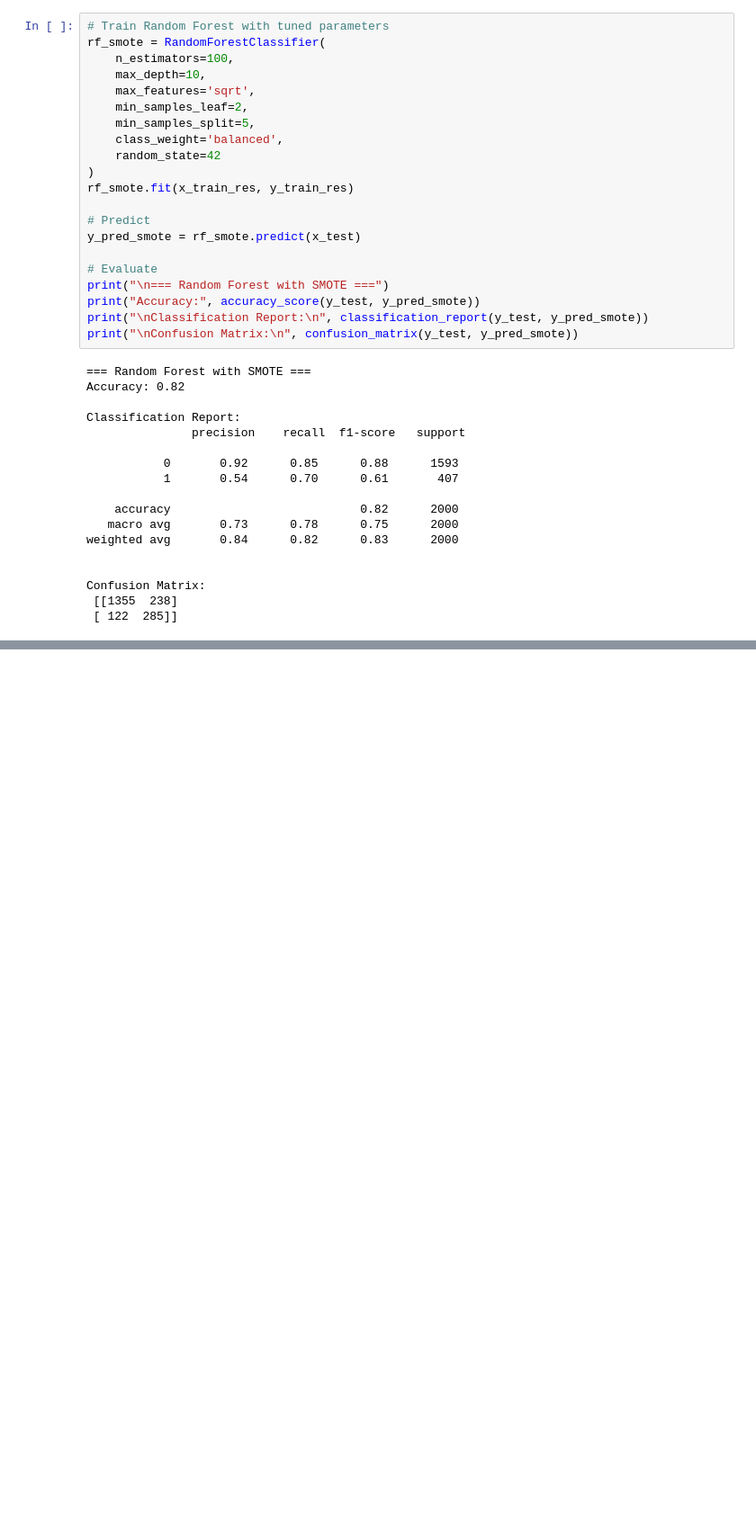
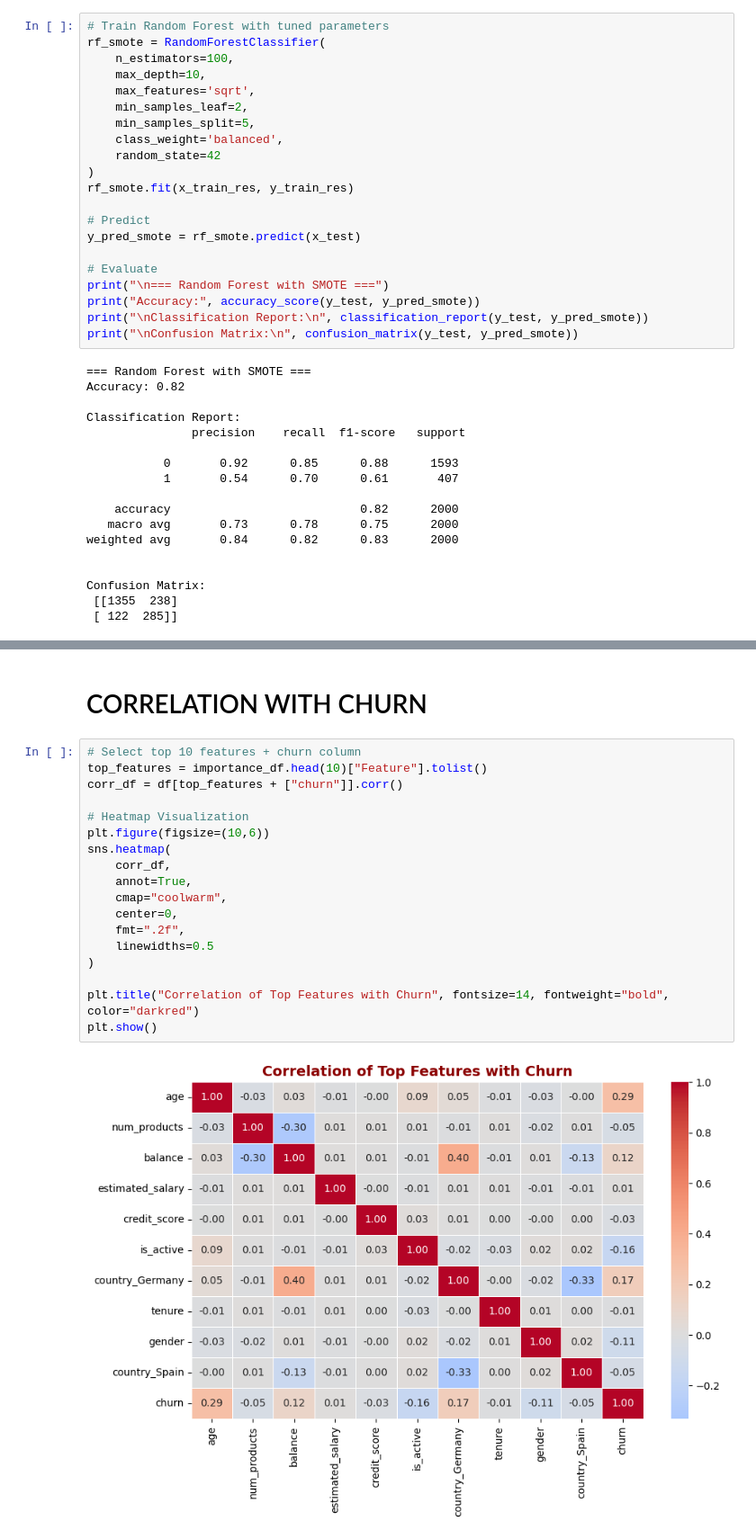
Before and after one commit to Levi-Mulama/Bank-Customer-Churn, a Jupyter notebook: Churn_Project.ipynb, the cells around one changed output, grey strips where cells are left out. Shown at 90% size. Cells and saved outputs as stored; diff of their text form; blank space fills up the shorter version.

Commit message:
Added Correlation Insights markdown + updated notebooks

```diff
--- a/Churn_Project.ipynb
+++ b/Churn_Project.ipynb
@@ -538,0 +732,22 @@ Confusion Matrix:
+# %% [markdown]
+# CORRELATION WITH CHURN
+# %%
+# Select top 10 features + churn column
+top_features = importance_df.head(10)["Feature"].tolist()
+corr_df = df[top_features + ["churn"]].corr()
+
+# Heatmap Visualization
+plt.figure(figsize=(10,6))
+sns.heatmap(
+    corr_df,
+    annot=True,
+    cmap="coolwarm",
+    center=0,
+    fmt=".2f",
+    linewidths=0.5
+)
+
+plt.title("Correlation of Top Features with Churn", fontsize=14, fontweight="bold", color="darkred")
+plt.show()
+# %% [output]
+[figure, added]
```
Also changed, not shown: parts of 8 cells of this notebook, 1 other file.
